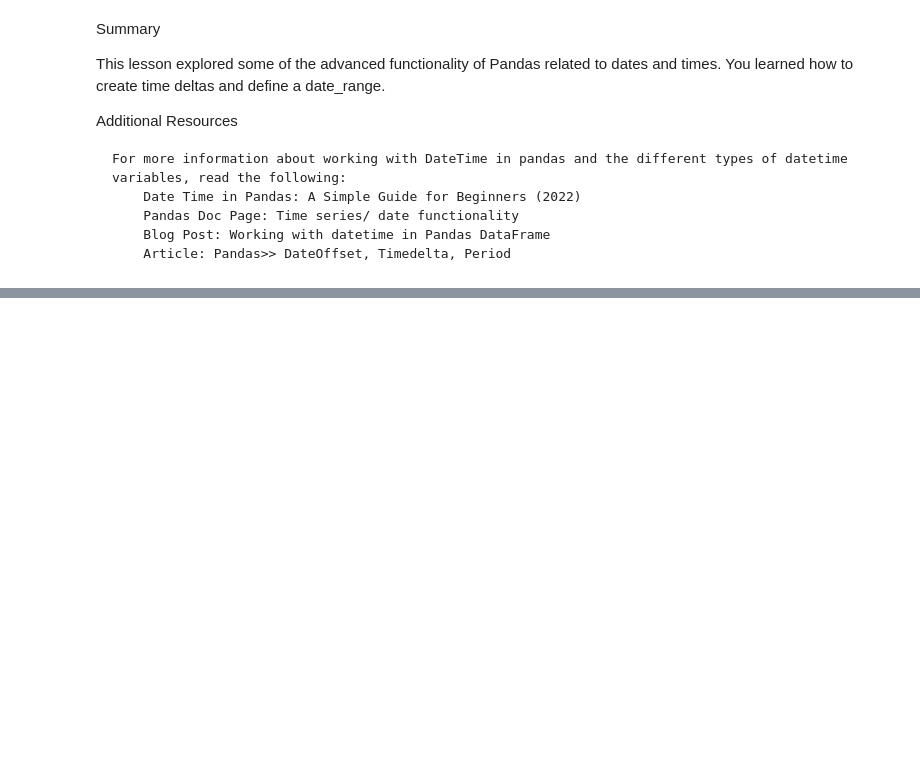
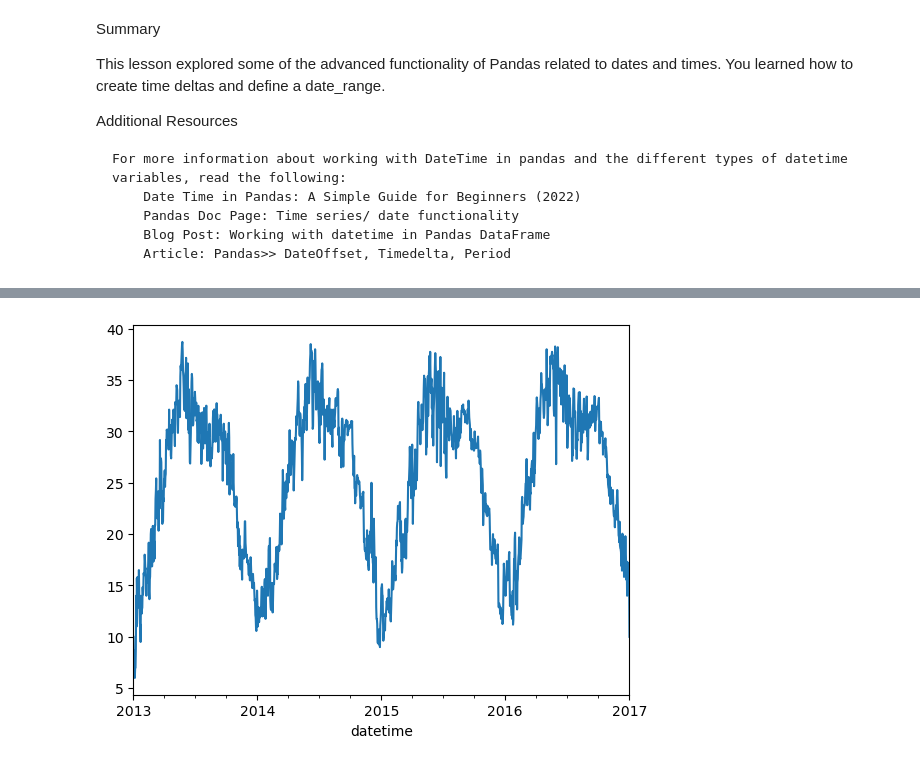
Before and after one commit to hdtran103/Into-to-Date-and-Time-Series-Data, a Jupyter notebook: Intro to Date and Time Series.ipynb, the cells around one changed output, grey strips where cells are left out. Drawn from its saved outputs; the diff is of its cells as text; code cells hidden in the pictures; blank space fills up the shorter version.

```diff
--- a/Intro to Date and Time Series.ipynb
+++ b/Intro to Date and Time Series.ipynb
@@ -937,3 +937,6 @@ Additional Resources
         Pandas Doc Page: Time series/ date functionality
         Blog Post: Working with datetime in Pandas DataFrame
         Article: Pandas>> DateOffset, Timedelta, Period
+# %%
+ts = df['meantemp'].copy()
+ts
@@ -939,0 +957,4 @@ Additional Resources
+# %%
+ax = ts.plot();
+# %% [output]
+[figure, added]
```
Also changed, not shown: parts of 147 cells of this notebook, 1 other file.
